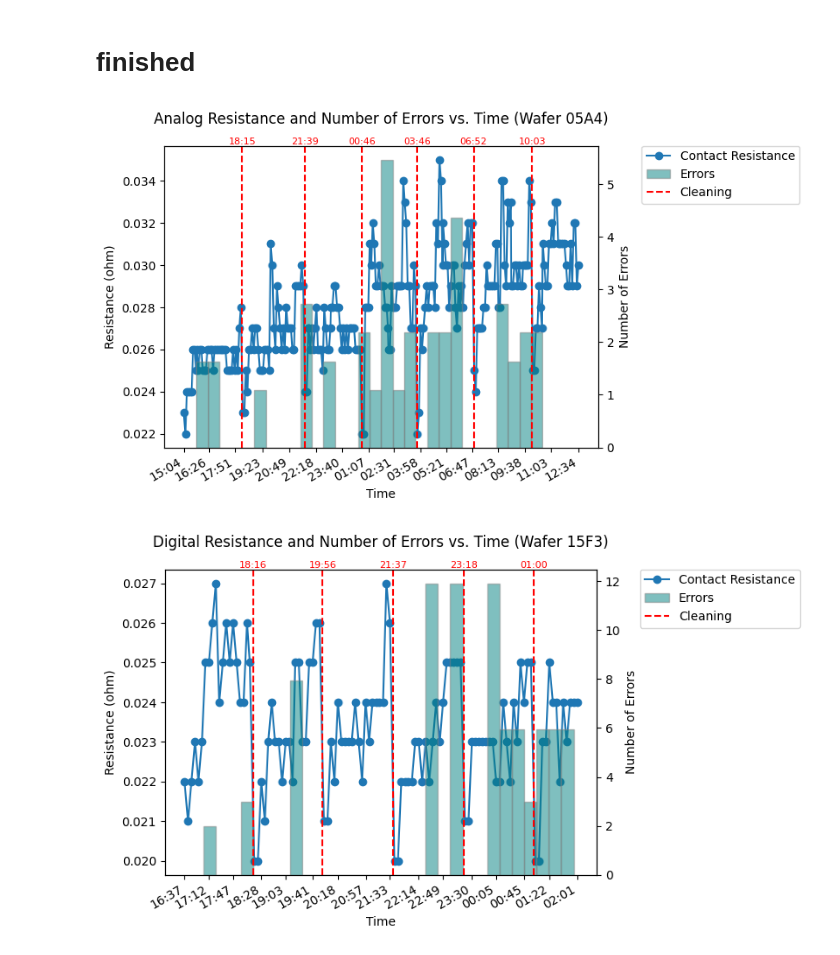
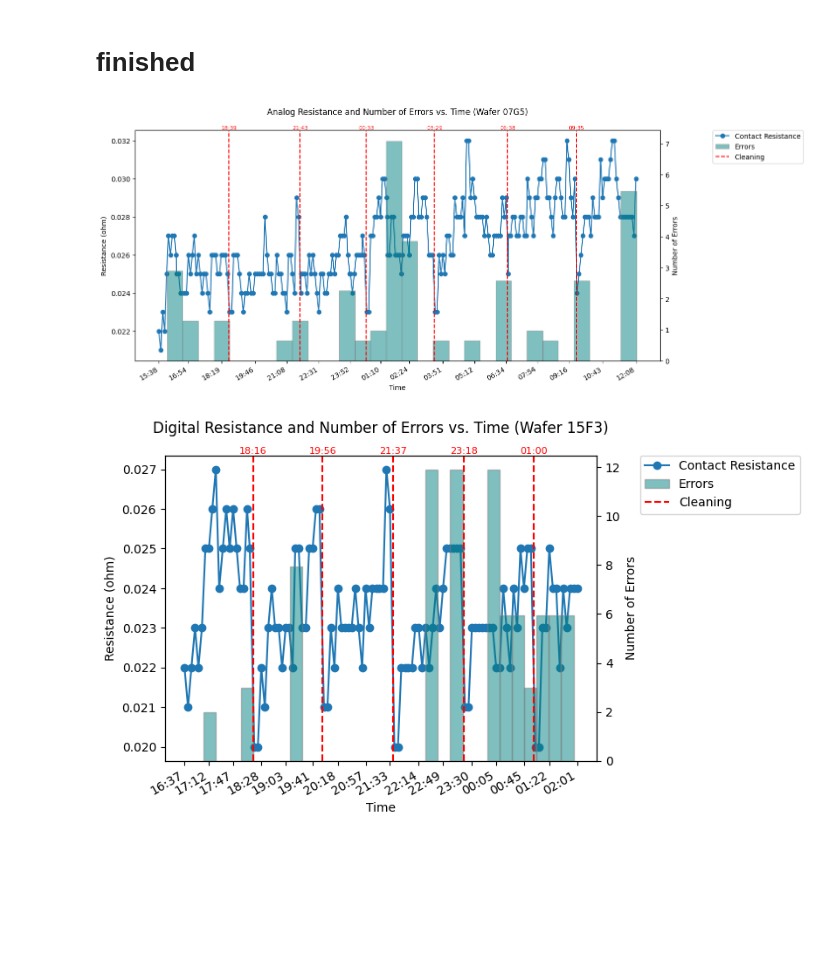
Before and after one commit to n-penn/CMS-Wafer-Testing, a Jupyter notebook: contact_resistance_and_errors.ipynb, the cells around one changed output. Saved outputs shown, nothing was run; the diff lists cells and outputs as text; code cells hidden in the pictures; blank space fills up the shorter version.

```diff
--- a/contact_resistance_and_errors.ipynb
+++ b/contact_resistance_and_errors.ipynb
@@ -11,7 +12,7 @@ from collections import defaultdict
 # %%
 #ANALOG contact resistance, over TIME
 #open file
-with open(os.path.expanduser('~/Desktop/wafer_NC0W14-05A4/20240607_150356/wafer_NC0W14-05A4_20240607_150356.log'), 'r') as file:
+with open(os.path.expanduser('~/WLT/WLT_v1.2.1/croc_wlt/data/wafer_NC0W14-07G5/20240606_153809/wafer_NC0W14-07G5_20240606_153809.log'), 'r') as file:
     log_content = file.readlines()
 
 #search for contact resistance values and times
@@ -75,13 +76,12 @@ dates = [datetime.strptime(f'{ts}', '%Y-%m-%d %H:%M:%S,%f') for ts in timestamps
 errdates = [datetime.strptime(f'{ts}', '%Y-%m-%d %H:%M:%S,%f') for ts in errtimestamps]
 
 # Plot line plot and histogram
-fig, ax_line = plt.subplots()  # Axes for line plot
+fig, ax_line = plt.subplots(figsize=(12,6))  # Axes for line plot
 ax_hist = ax_line.twinx()
 ax_line.plot(dates, resistances, marker='o', linestyle='-', label = 'Contact Resistance')
 plt.hist(errdates, bins=30, edgecolor="grey", color="teal", density=True, alpha=0.5, label='Errors')
 
-# Add vertical lines for cleaning times." to update what will be committed)
-  (use "git restore <fil
+# Add vertical lines for cleaning times.
 for time in times:
     time_dt = datetime.strptime(f'{time}', '%Y-%m-%d %H:%M:%S,%f')
     hour_minute = time_dt.strftime('%H:%M')
@@ -92,35 +92,35 @@ for time in times:
 plt.gca().xaxis.set_major_formatter(mdates.DateFormatter('%H:%M:%S'))
 plt.gca().xaxis.set_major_locator(mdates.HourLocator(interval=1))
 plt.gcf().autofmt_xdate()
 
 # Set labels and title
 ax_line.set_xlabel('Time')
 ax_line.set_ylabel('Resistance (ohm)')
 ax_line.set_title(f'Analog Resistance and Number of Errors vs. Time (Wafer {waferid})', y=1.05)
 ax_hist.set_ylabel('Number of Errors')
 
 # Get 16 evenly spaced indices from the dates list
 indices = np.linspace(0, len(dates) - 1, num=16, dtype=int)
 
 # Use the indices to get the corresponding dates and set them as tick locations and labels
 plt.xticks([dates[i] for i in indices], [dates[i].strftime('%H:%M') for i in indices])
 
 #Tight layout
 fig.tight_layout()
 
 #Display legend
 plt.plot([], linestyle='--', color='r', label='Cleaning')
 handles, labels = [], []
 for ax in [ax_line, ax_hist]:
     h, l = ax.get_legend_handles_labels()
     handles.extend(h)
     labels.extend(l)
 ax_line.legend(handles, labels, loc='upper left', bbox_to_anchor=(1.1, 1), borderaxespad=0.)
 
 # Show plot
-plt.show()
+plt.savefig(f'Analog Resistance and Number of Errors vs. Time (Wafer {waferid}).png')
 # %% [output]
-[figure, old version]
+[figure, new version]
 # %%
 #DIGITAL Contact Resistance, over TIME
 #open file
```
Also changed, not shown: parts of 1 cell of this notebook.
